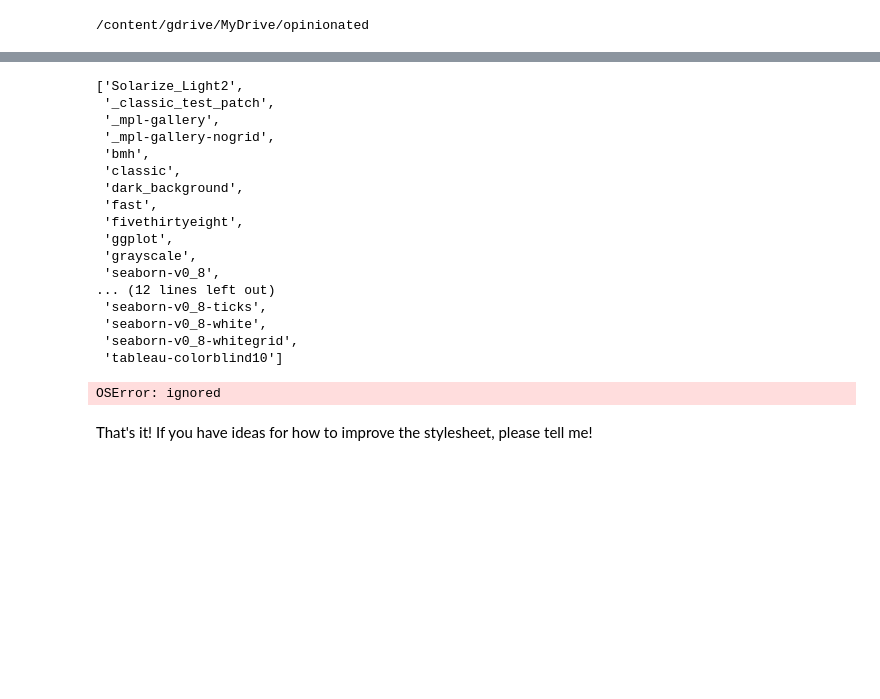
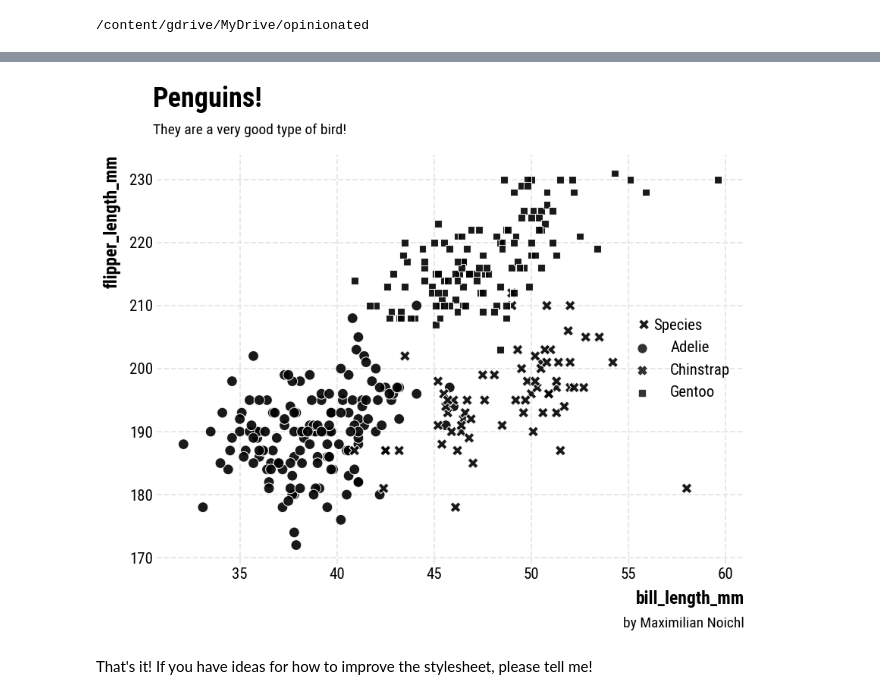
Before and after one commit to MNoichl/opinionated, a Jupyter notebook: build_example_plots.ipynb, the cells around one changed output, grey strips where cells are left out. Saved outputs shown, nothing was run; the diff lists cells and outputs as text; code cells hidden in the pictures; blank space fills up the shorter version.

```diff
--- a/build_example_plots.ipynb
+++ b/build_example_plots.ipynb
@@ -103,44 +83,23 @@ NameError: ignored
-# %%
-
-plt.style.available
-# %% [output]
-['Solarize_Light2',
- '_classic_test_patch',
- '_mpl-gallery',
- '_mpl-gallery-nogrid',
- 'bmh',
- 'classic',
- 'dark_background',
- 'fast',
- 'fivethirtyeight',
- 'ggplot',
- 'grayscale',
- 'seaborn-v0_8',
-... (12 lines left out)
- 'seaborn-v0_8-ticks',
- 'seaborn-v0_8-white',
- 'seaborn-v0_8-whitegrid',
- 'tableau-colorblind10']
 # %%
-plt.style.use("opinions_rc")
+plt.style.use("opinionated_rc")
 
 f, ax = plt.subplots(figsize=(10, 7))
 
 sns.scatterplot(x="bill_length_mm", y="flipper_length_mm", style='species',c='black',
                 data=penguins,
                 s=100, alpha=0.9)
 
 # ax.set_title('Penguins')
 ax.legend(title='Species')
 opinionated.add_attribution('by Maximilian Noichl')
 opinionated.set_title_and_suptitle('Penguins!','They are a very good type of bird!')
 
 
 # plt.subplots_adjust(left=0, bottom=0, right=1, top=1, wspace=2, hspace=2)
-plt.savefig('img/opinions_rc_example.png',#bbox_inches='tight',
+plt.savefig('gdrive/MyDrive/opinionated/img/opinions_rc_example.png',#bbox_inches='tight',
               dpi =400, transparent=False)
 # %% [output]
-OSError: ignored
+[figure, added]
 # %% [markdown]
 That's it! If you have ideas for how to improve the stylesheet, please tell me!
 # %%
```
Also changed, not shown: parts of 6 cells of this notebook, 3 other files.
